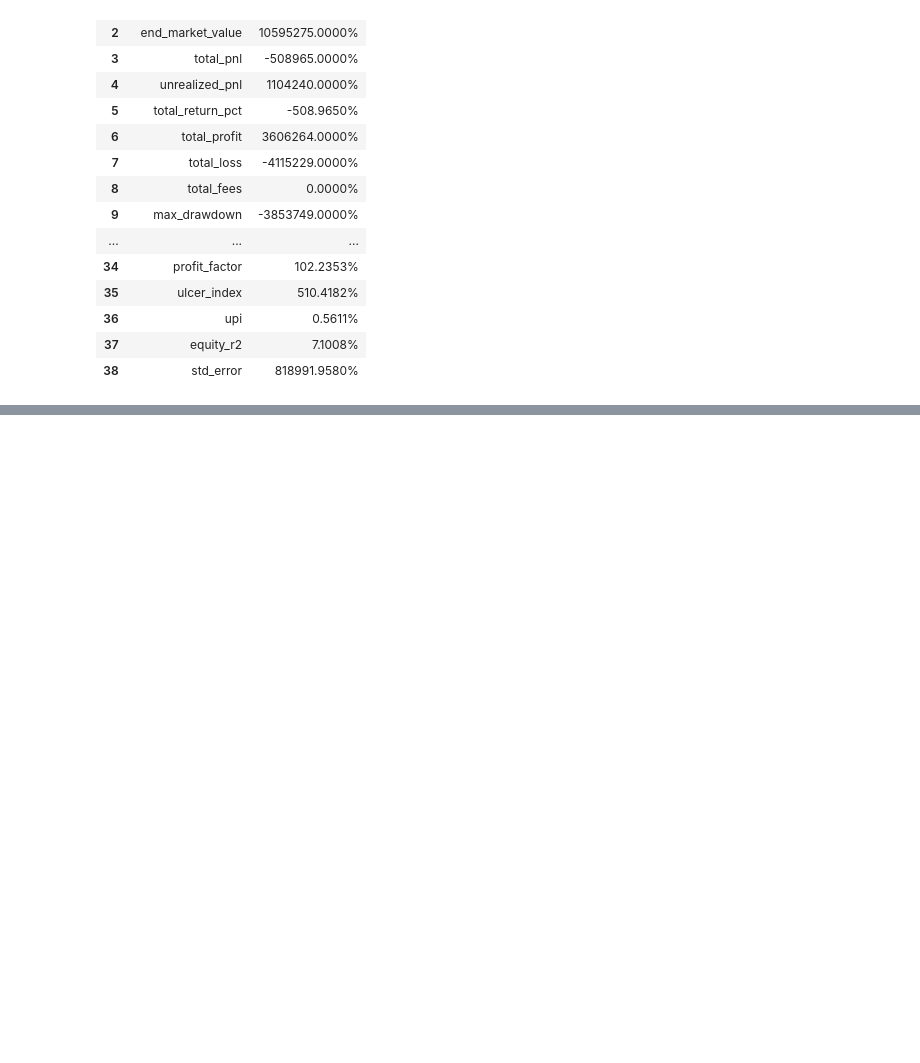
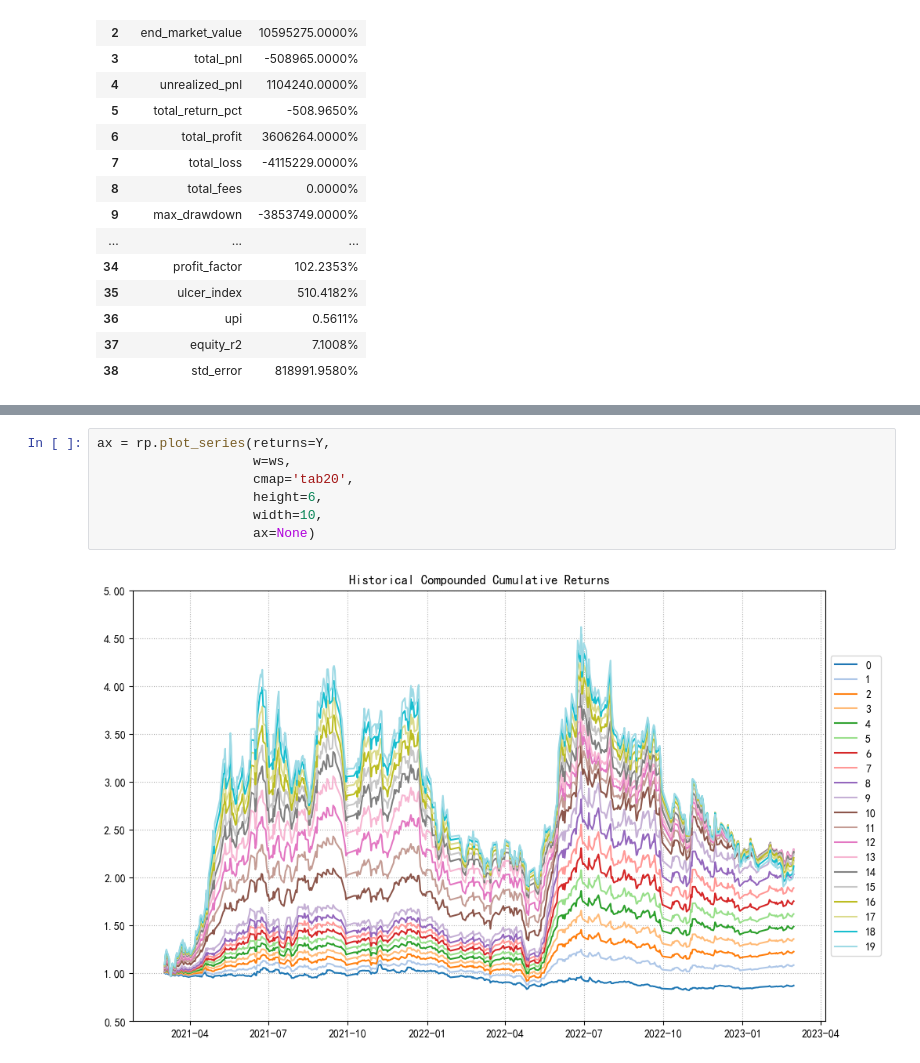
Before and after one commit to wisherg/python_data_course, a Jupyter notebook: Pybroker量化交易/7-组合投资理论在量化交易的应用-pybroker量化交易.ipynb, the cells around one changed output, grey strips where cells are left out. Drawn from its saved outputs; the diff is of its cells as text; blank space fills up the shorter version.

```diff
--- a/Pybroker量化交易/7-组合投资理论在量化交易的应用-pybroker量化交易.ipynb
+++ b/Pybroker量化交易/7-组合投资理论在量化交易的应用-pybroker量化交易.ipynb
@@ -592,0 +677,9 @@ result.metrics_df
+# %%
+ax = rp.plot_series(returns=Y,
+                    w=ws,
+                    cmap='tab20',
+                    height=6,
+                    width=10,
+                    ax=None)
+# %% [output]
+[figure, added]
```
Also changed, not shown: parts of 39 cells of this notebook.
